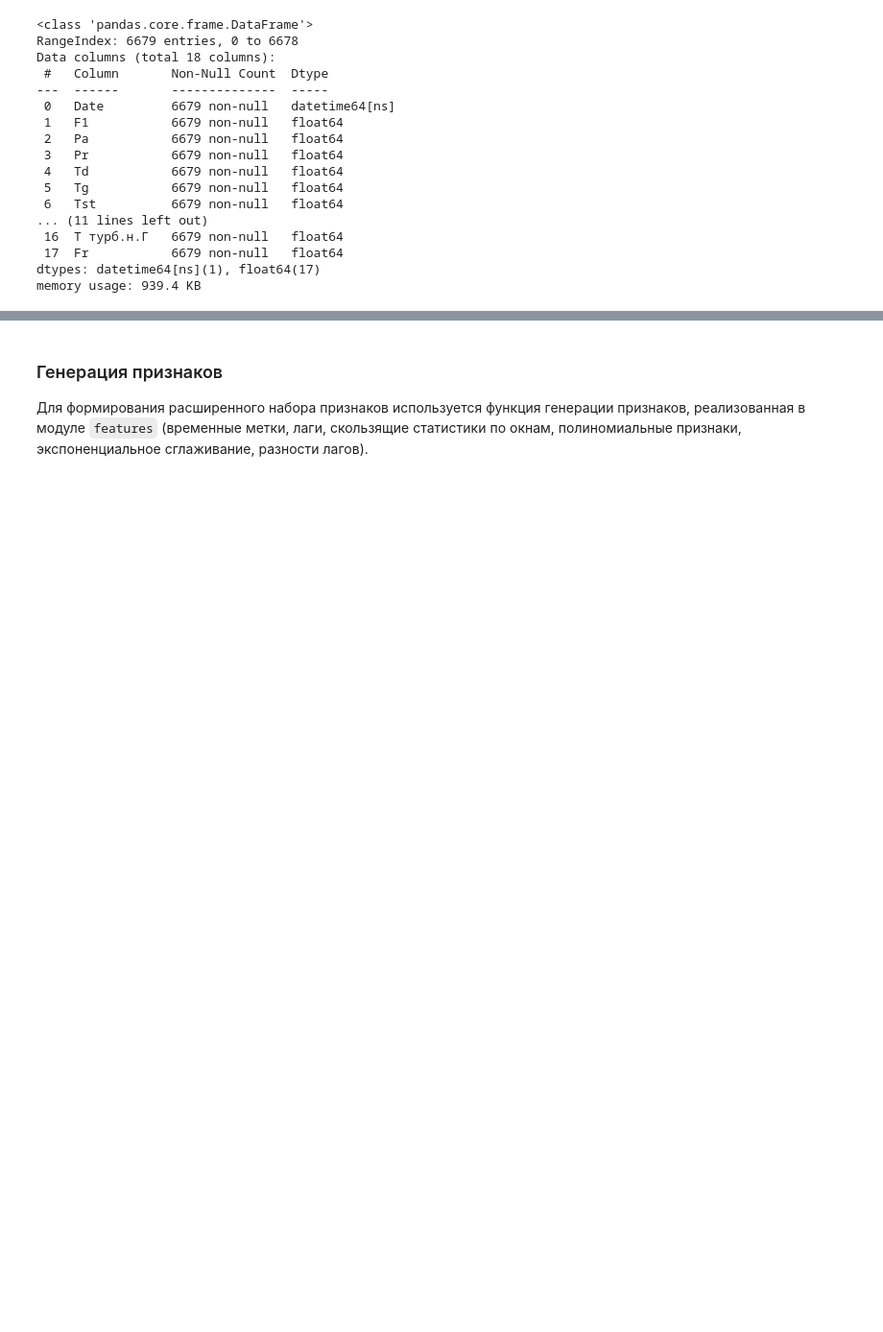
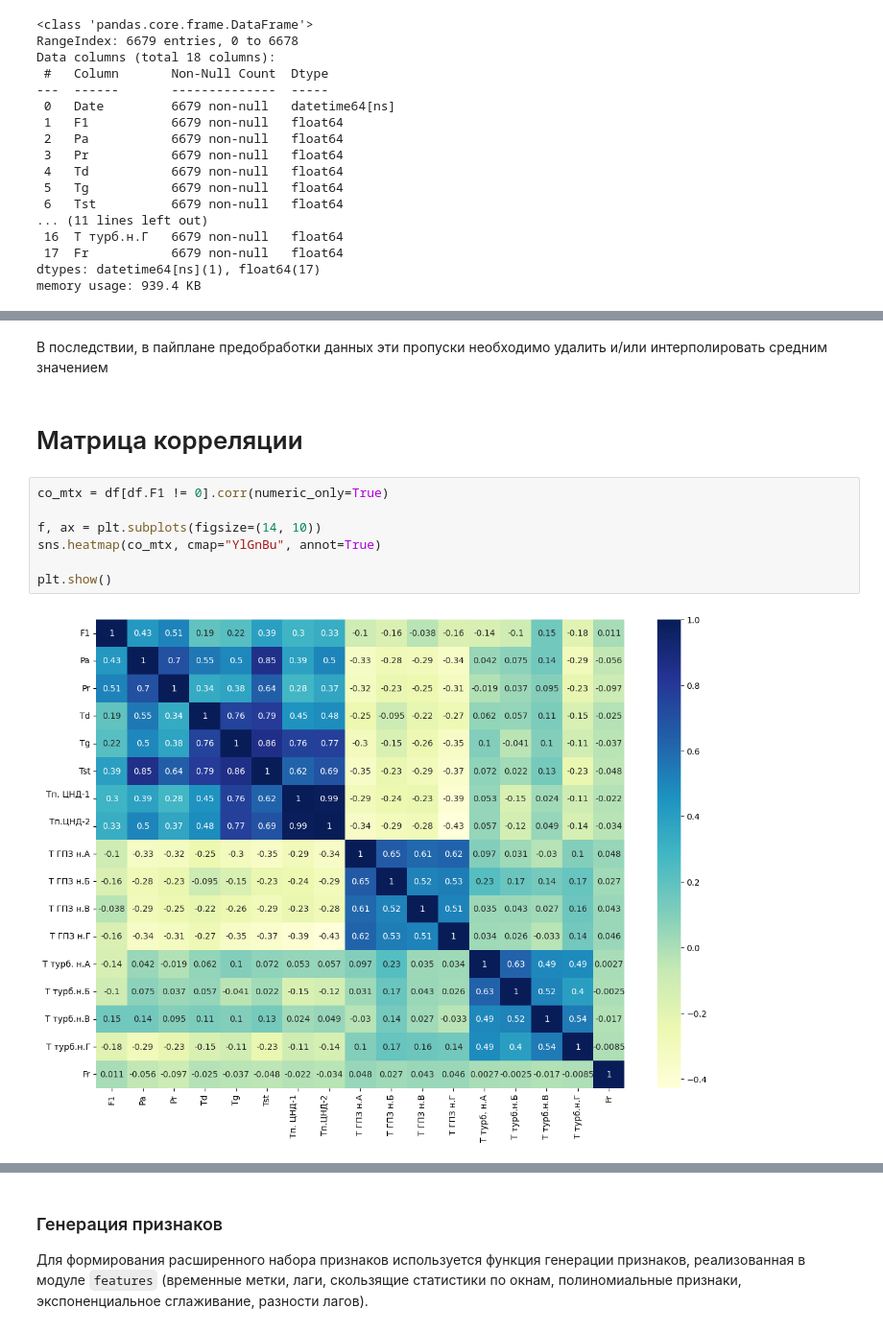
Before and after one commit to savejobar/predictive_maintenance_turbine, a Jupyter notebook: boosting_experiment.ipynb, the cells around one changed output, grey strips where cells are left out. Shown at 96% size. Cells and saved outputs as stored; diff of their text form; blank space fills up the shorter version.

```diff
--- a/boosting_experiment.ipynb
+++ b/boosting_experiment.ipynb
@@ -79,0 +175,13 @@ memory usage: 939.4 KB
+# %% [markdown]
+В последствии, в пайплане предобработки данных эти пропуски необходимо удалить и/или интерполировать средним значением
+# %% [markdown]
+# Матрица корреляции
+# %%
+co_mtx = df[df.F1 != 0].corr(numeric_only=True)
+
+f, ax = plt.subplots(figsize=(14, 10))
+sns.heatmap(co_mtx, cmap="YlGnBu", annot=True)
+
+plt.show()
+# %% [output]
+[figure, added]
```
Also changed, not shown: parts of 44 cells of this notebook, 6 other files.
